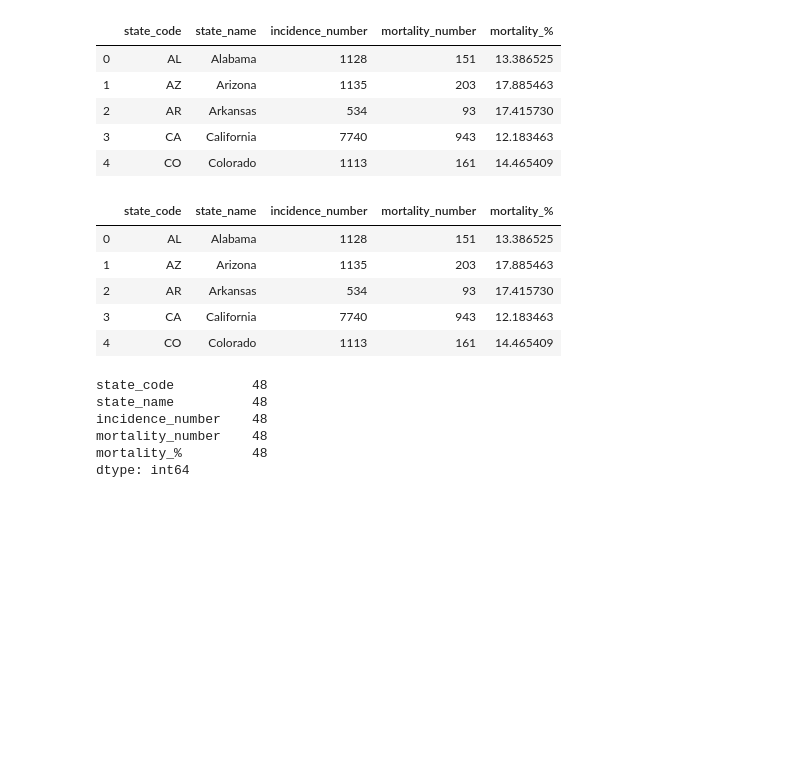
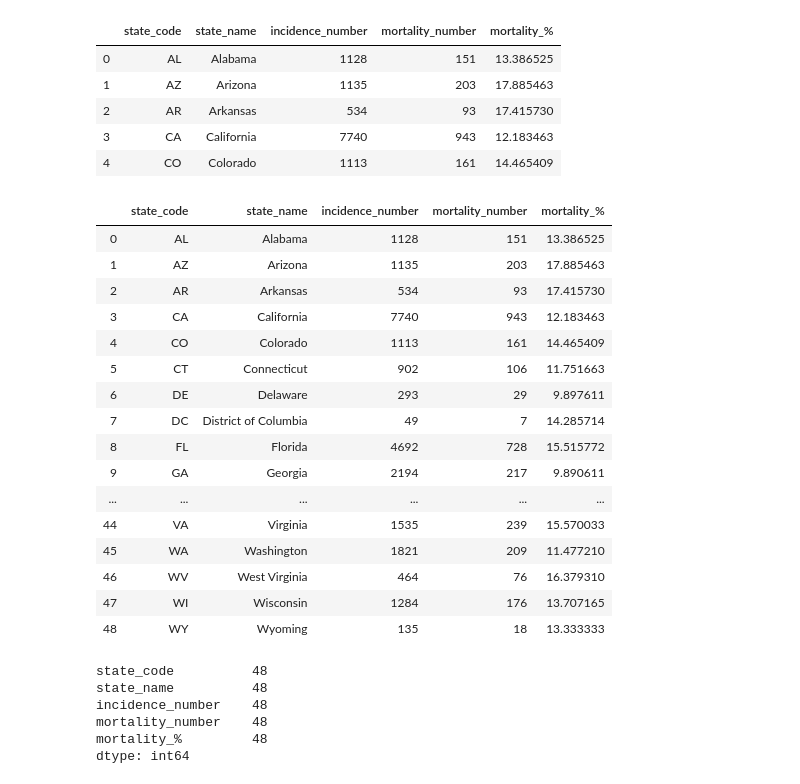
Before and after one commit to shujams/UV-Melanoma-ETL-Analysis, a Jupyter notebook: Melanoma_Incidence_Mortality_Comparison.ipynb, the cells around one changed output. Cells and saved outputs as stored; diff of their text form; code cells hidden in the pictures; blank space fills up the shorter version.

```diff
--- a/Melanoma_Incidence_Mortality_Comparison.ipynb
+++ b/Melanoma_Incidence_Mortality_Comparison.ipynb
@@ -182,14 +182,25 @@ incidence_mortality.head()
 # %%
 # Ignore Nevada value because it is undefined
 incidence_mortality = incidence_mortality[incidence_mortality['state_code'] != 'NV']
-incidence_mortality.head()
+incidence_mortality.head(50)
 # %% [output]
 |  | state_code | state_name | incidence_number | mortality_number | mortality_% |
 | 0 | AL | Alabama | 1128 | 151 | 13.386525 |
 | 1 | AZ | Arizona | 1135 | 203 | 17.885463 |
 | 2 | AR | Arkansas | 534 | 93 | 17.415730 |
 | 3 | CA | California | 7740 | 943 | 12.183463 |
 | 4 | CO | Colorado | 1113 | 161 | 14.465409 |
+| 5 | CT | Connecticut | 902 | 106 | 11.751663 |
+| 6 | DE | Delaware | 293 | 29 | 9.897611 |
+| 7 | DC | District of Columbia | 49 | 7 | 14.285714 |
+| 8 | FL | Florida | 4692 | 728 | 15.515772 |
+| 9 | GA | Georgia | 2194 | 217 | 9.890611 |
+| ... | ... | ... | ... | ... | ... |
+| 44 | VA | Virginia | 1535 | 239 | 15.570033 |
+| 45 | WA | Washington | 1821 | 209 | 11.477210 |
+| 46 | WV | West Virginia | 464 | 76 | 16.379310 |
+| 47 | WI | Wisconsin | 1284 | 176 | 13.707165 |
+| 48 | WY | Wyoming | 135 | 18 | 13.333333 |
 # %%
 incidence_mortality.count()
 # %% [output]
```
Also changed, not shown: 6 other files.
